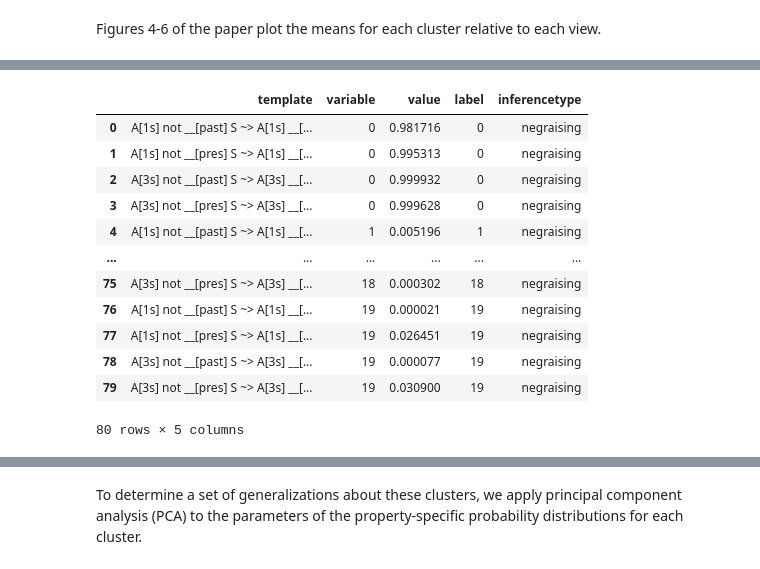
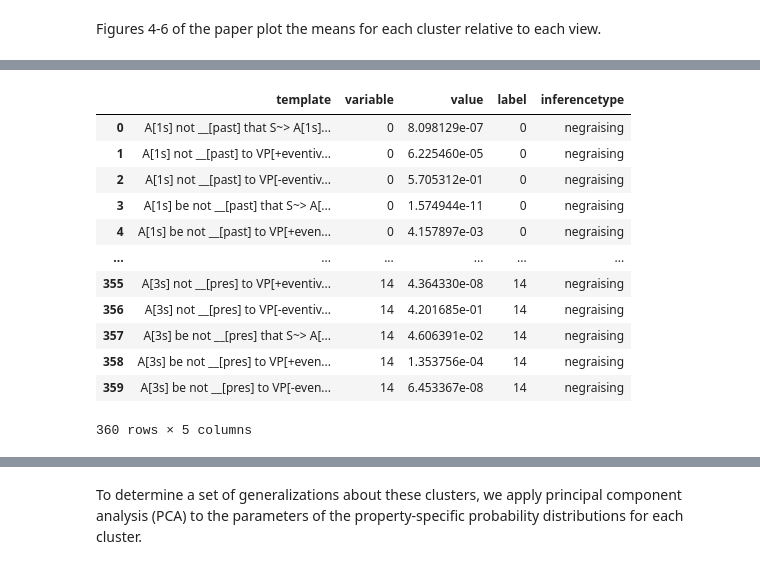
Before and after one commit to bkane2/intensional-gaps, a Jupyter notebook: Intensional Gaps-Sem+Syn.ipynb, the cells around one changed output, grey strips where cells are left out. Saved outputs shown, nothing was run; the diff lists cells and outputs as text; code cells hidden in the pictures.

```diff
--- a/Intensional Gaps-Sem+Syn.ipynb
+++ b/Intensional Gaps-Sem+Syn.ipynb
@@ -1902,3 +1737,8 @@ The model with 20 components is the optimal model.
+# %%
+# TODO: this is just for testing
+
+best_n_components = 15
+best_model = parameters[best_n_components]
 # %% [markdown]
 To investigate the verb-frame pairs that fall into each cluster, we look at pairs that have probability 1 for that cluster.
 # %%
@@ -2564,36 +1926,43 @@ best_model['negraising_value']
 # %%
 best_negraising_locs = best_model['negraising_value']
 
 factors = np.array([np.array(x) for x
-                    in best_negraising_locs.index.str.split('-', expand=True).values])
-best_negraising_locs[['person', 'tense']] = factors
+                    in best_negraising_locs.index.str.replace('-tense', '0tense').str.replace('-eventive', '0eventive').str.split('-', expand=True).values])
 
-best_negraising_locs['template'] = best_negraising_locs.person.map({'first': 'A[1s]', 'third': 'A[3s]'}) + ' not ' +\
-                                   best_negraising_locs.tense.map({'past': '__[past]', 'present': '__[pres]'}) + ' ' +\
-                                   'S ~> ' +\
+best_negraising_locs[['person', 'tense', 'frame']] = factors
+best_negraising_locs['frame'] = best_negraising_locs.frame.str.replace('0', '-')
+
+def form_negraising_antecedent(row):
+    antecedent = row.frame.replace(' V ', ' not __[past] ') if row.tense == 'past' else row.frame.replace(' V ', ' not __[pres] ')
+    antecedent = antecedent.replace('NP', 'A[1s]', 1) if row.person == 'first' else antecedent.replace('NP', 'A[3s]', 1)
+    antecedent = antecedent.replace('NP', 'B')
+    return antecedent
+
+best_negraising_locs['template'] = best_negraising_locs.apply(form_negraising_antecedent, axis=1) +\
+                                   '~> ' +\
                                    best_negraising_locs.person.map({'first': 'A[1s]', 'third': 'A[3s]'}) + ' ' +\
                                    best_negraising_locs.tense.map({'past': '__[past]', 'present': '__[pres]'}) + ' ' +\
                                    'not S'
 
-best_negraising_locs_melt = pd.melt(best_negraising_locs.drop(columns=['person', 'tense']),
+best_negraising_locs_melt = pd.melt(best_negraising_locs.drop(columns=['person', 'tense', 'frame']),
                                        id_vars='template')
 
 best_negraising_locs_melt['label'] = best_negraising_locs_melt.variable.map(cluster_labels)
 
 best_negraising_locs_melt['inferencetype'] = 'negraising'
 
 best_negraising_locs_melt
 # %% [output]
 |  | template | variable | value | label | inferencetype |
-| 0 | A[1s] not __[past] S ~> A[1s] __[... | 0 | 0.981716 | 0 | negraising |
-| 1 | A[1s] not __[pres] S ~> A[1s] __[... | 0 | 0.995313 | 0 | negraising |
-| 2 | A[3s] not __[past] S ~> A[3s] __[... | 0 | 0.999932 | 0 | negraising |
-| 3 | A[3s] not __[pres] S ~> A[3s] __[... | 0 | 0.999628 | 0 | negraising |
-| 4 | A[1s] not __[past] S ~> A[1s] __[... | 1 | 0.005196 | 1 | negraising |
+| 0 | A[1s] not __[past] that S~> A[1s]... | 0 | 8.098129e-07 | 0 | negraising |
+| 1 | A[1s] not __[past] to VP[+eventiv... | 0 | 6.225460e-05 | 0 | negraising |
+| 2 | A[1s] not __[past] to VP[-eventiv... | 0 | 5.705312e-01 | 0 | negraising |
+| 3 | A[1s] be not __[past] that S~> A[... | 0 | 1.574944e-11 | 0 | negraising |
+| 4 | A[1s] be not __[past] to VP[+even... | 0 | 4.157897e-03 | 0 | negraising |
 | ... | ... | ... | ... | ... | ... |
-| 75 | A[3s] not __[pres] S ~> A[3s] __[... | 18 | 0.000302 | 18 | negraising |
-| 76 | A[1s] not __[past] S ~> A[1s] __[... | 19 | 0.000021 | 19 | negraising |
-| 77 | A[1s] not __[pres] S ~> A[1s] __[... | 19 | 0.026451 | 19 | negraising |
-| 78 | A[3s] not __[past] S ~> A[3s] __[... | 19 | 0.000077 | 19 | negraising |
-| 79 | A[3s] not __[pres] S ~> A[3s] __[... | 19 | 0.030900 | 19 | negraising |
+| 355 | A[3s] not __[pres] to VP[+eventiv... | 14 | 4.364330e-08 | 14 | negraising |
+| 356 | A[3s] not __[pres] to VP[-eventiv... | 14 | 4.201685e-01 | 14 | negraising |
+| 357 | A[3s] be not __[pres] that S~> A[... | 14 | 4.606391e-02 | 14 | negraising |
+| 358 | A[3s] be not __[pres] to VP[+even... | 14 | 1.353756e-04 | 14 | negraising |
+| 359 | A[3s] be not __[pres] to VP[-even... | 14 | 6.453367e-08 | 14 | negraising |
-80 rows × 5 columns
+360 rows × 5 columns
```
Also changed, not shown: parts of 54 cells of this notebook.
